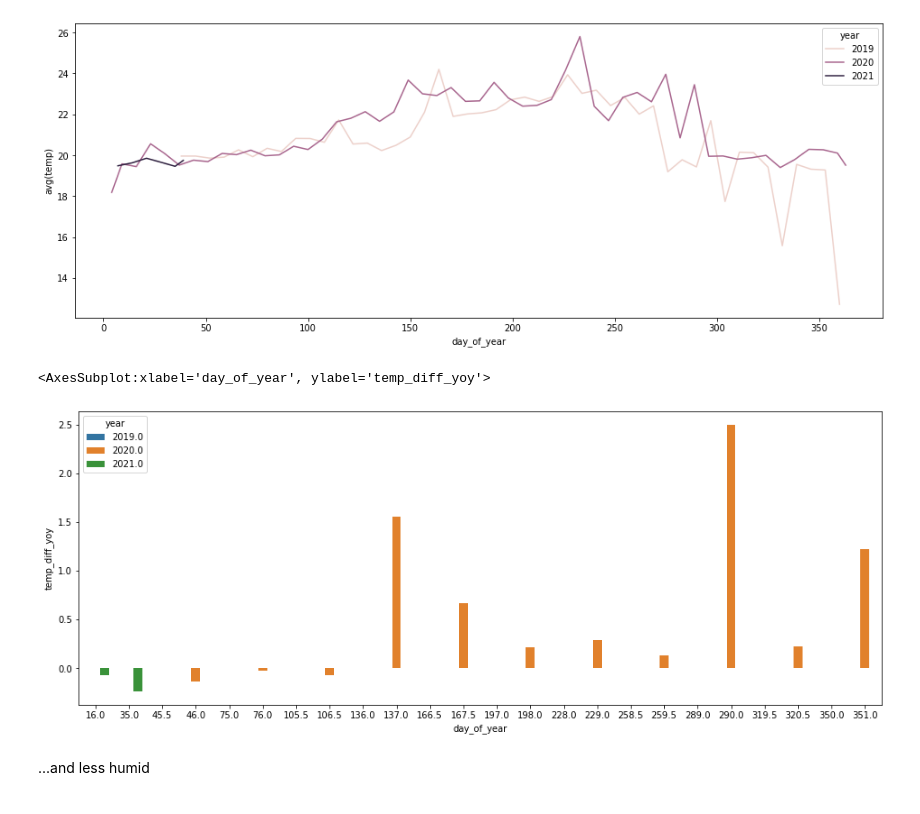
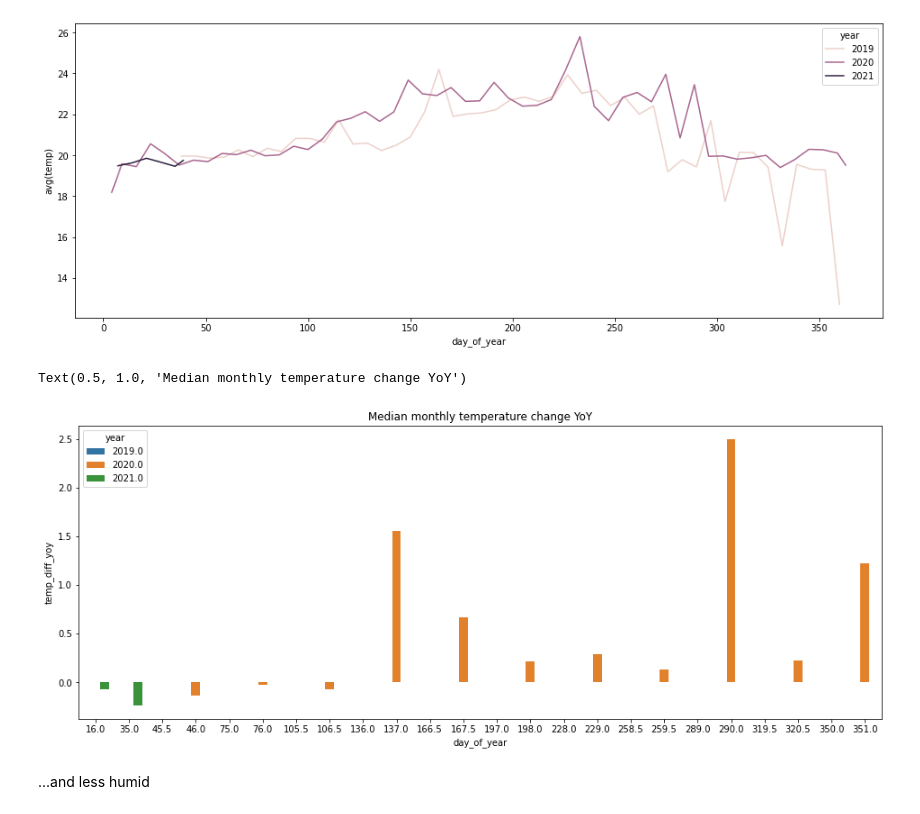
Before and after one commit to andrewhao/nrglab, a Jupyter notebook: nrglab.ipynb, the cells around one changed output. Saved outputs shown, nothing was run; the diff lists cells and outputs as text; code cells hidden in the pictures.

```diff
--- a/nrglab.ipynb
+++ b/nrglab.ipynb
@@ -276,10 +324,10 @@ sns.lineplot(data=df_nest_thermostat.resample('W').median(), x='day_of_year', y=
 df_nest_thermostat['temp_1_year_ago'] = df_nest_thermostat['avg(temp)'].shift(4 * 24 * 365)
 df_nest_thermostat['temp_diff_yoy'] = df_nest_thermostat['avg(temp)'] - df_nest_thermostat['temp_1_year_ago']
 # %%
-sns.barplot(data=df_nest_thermostat.resample('M').median(), x='day_of_year', y='temp_diff_yoy', hue='year')
+sns.barplot(data=df_nest_thermostat.resample('M').median(), x='day_of_year', y='temp_diff_yoy', hue='year').set_title('Median monthly temperature change YoY')
 # %% [output]
-<AxesSubplot:xlabel='day_of_year', ylabel='temp_diff_yoy'>
+Text(0.5, 1.0, 'Median monthly temperature change YoY')
-[figure, old version]
+[figure, new version]
 # %% [markdown]
 ...and less humid
 # %%
```
Also changed, not shown: parts of 5 cells of this notebook.
